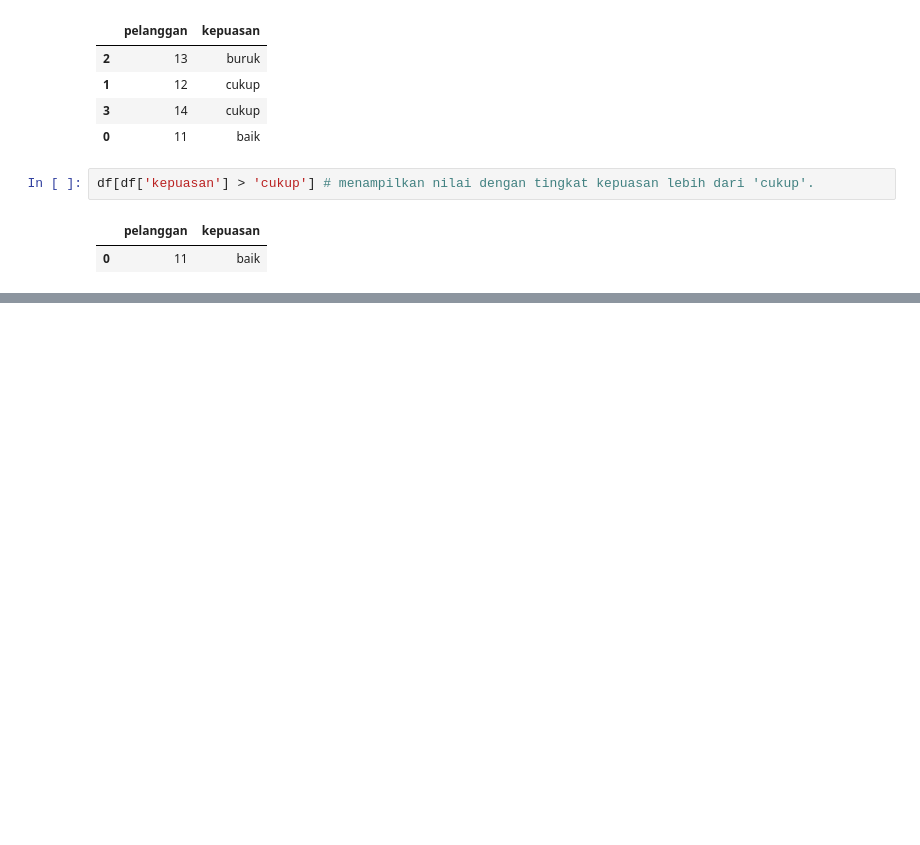
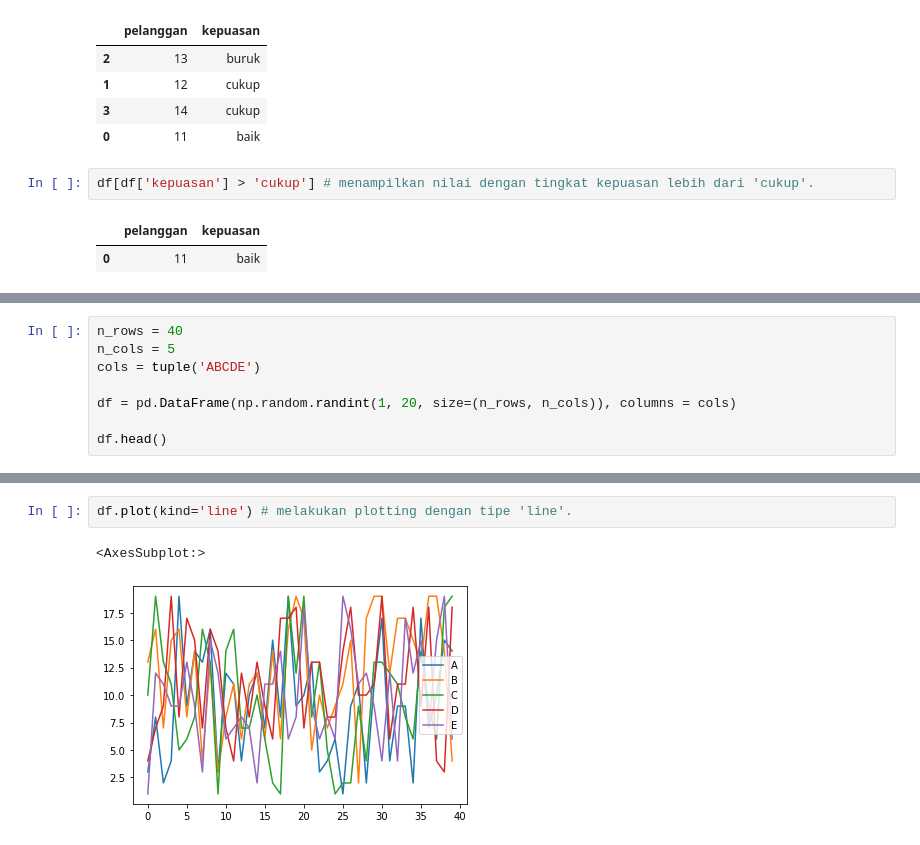
Before and after one commit to medievalgoose/pandas, a Jupyter notebook: Pandas-Week8.ipynb, the cells around one changed output, grey strips where cells are left out. Saved outputs shown, nothing was run; the diff lists cells and outputs as text; blank space fills up the shorter version.

Commit message:
Menambahkan cara melakukan visualisasi data pada Pandas Data Frame

```diff
--- a/Pandas-Week8.ipynb
+++ b/Pandas-Week8.ipynb
@@ -162,0 +174,8 @@ df[df['kepuasan'] > 'cukup'] # menampilkan nilai dengan tingkat kepuasan lebih d
+# %%
+n_rows = 40
+n_cols = 5
+cols = tuple('ABCDE')
+
+df = pd.DataFrame(np.random.randint(1, 20, size=(n_rows, n_cols)), columns = cols)
+
+df.head()
@@ -162,0 +200,5 @@ df[df['kepuasan'] > 'cukup'] # menampilkan nilai dengan tingkat kepuasan lebih d
+# %%
+df.plot(kind='line') # melakukan plotting dengan tipe 'line'.
+# %% [output]
+<AxesSubplot:>
+[figure, added]
```
Also changed, not shown: parts of 37 cells of this notebook.
